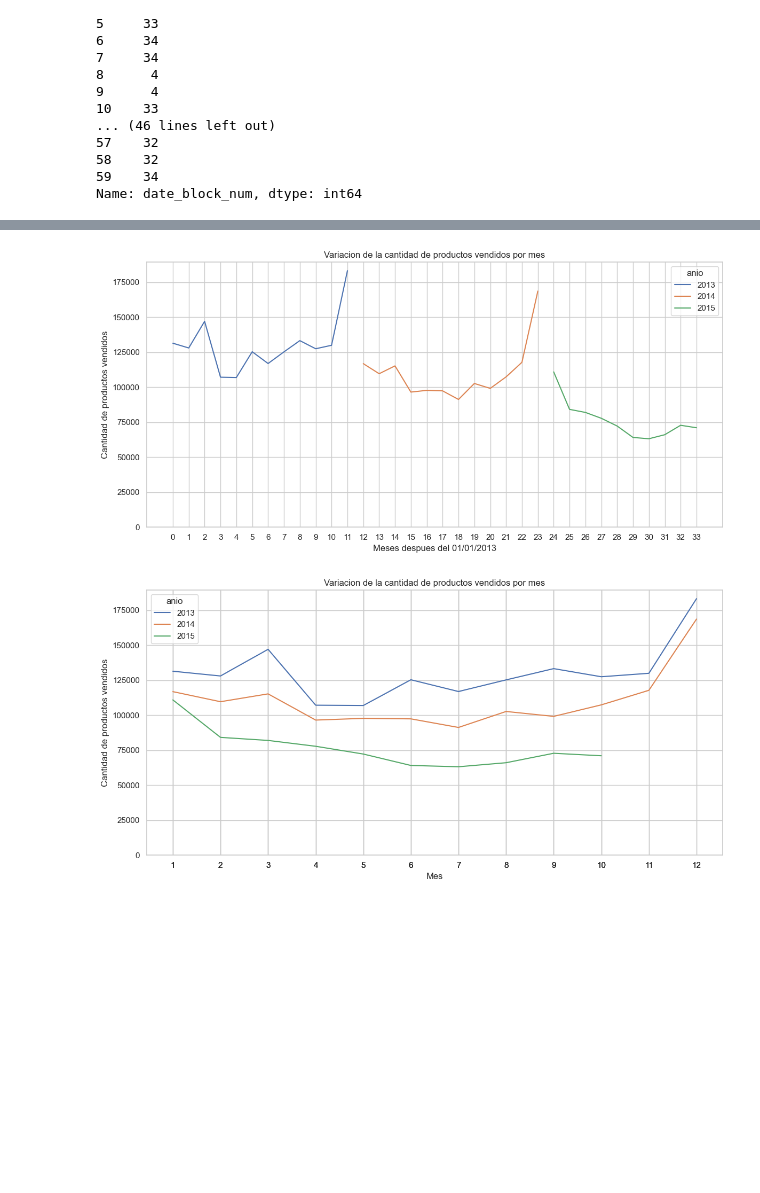
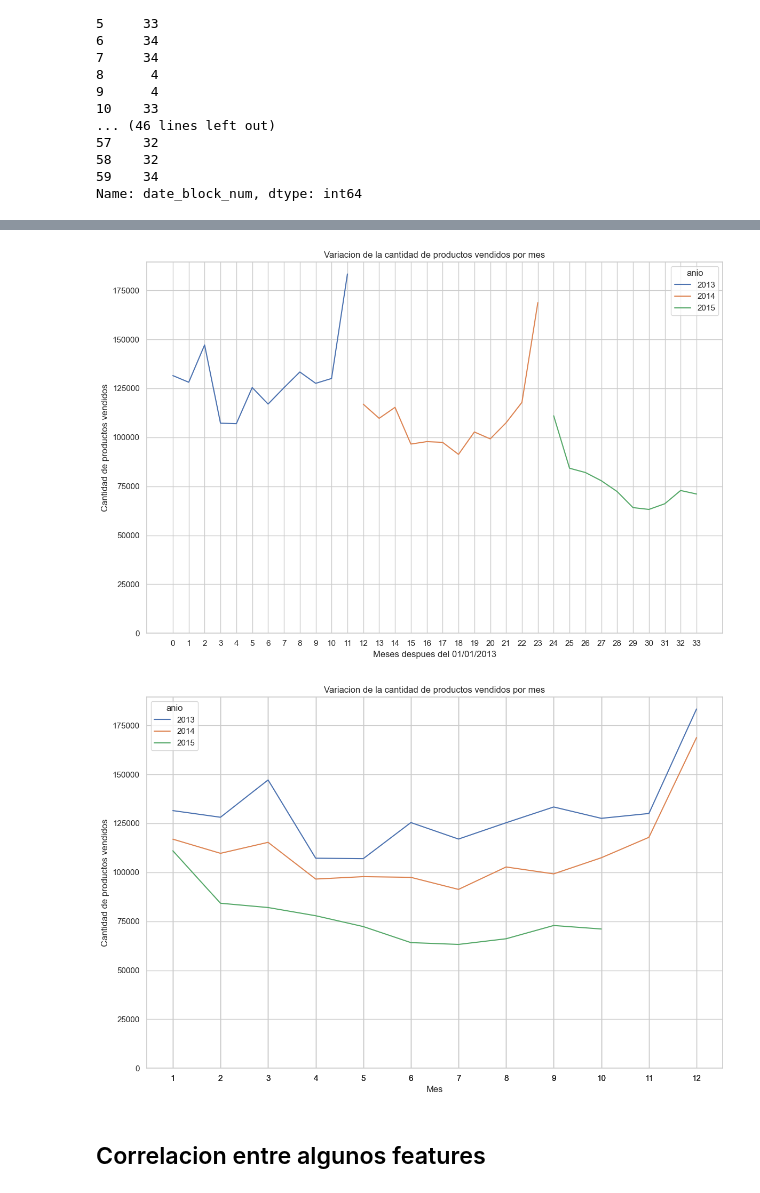
Before and after one commit to agpelliciari/TP2-Organizacion-De-Datos, a Jupyter notebook: TP2.ipynb, the cells around one changed output, grey strips where cells are left out. Cells and saved outputs as stored; diff of their text form; code cells hidden in the pictures; blank space fills up the shorter version.

```diff
--- a/TP2.ipynb
+++ b/TP2.ipynb
@@ -218,22 +218,22 @@ labels = ['2013', '2014', '2015']
 # Agrupar los datos por la columna 'purchase_lead' en los intervalos especificados
 ventas_totales_por_mes['anio'] = pd.cut(ventas_totales_por_mes['date_block_num'], bins=bins, labels=labels, right=False)
 # %%
-plt.figure(figsize=(12, 6))
+plt.figure(figsize=(12, 8))
 
 sns.lineplot(data=ventas_totales_por_mes, x="date_block_num", y="item_cnt_day", hue="anio")
 
 plt.title('Variacion de la cantidad de productos vendidos por mes')
 
 plt.xlabel('Meses despues del 01/01/2013')
 plt.xticks(ventas_totales_por_mes['date_block_num'])
 
 plt.ylabel('Cantidad de productos vendidos')
 plt.ylim(0)
 
 plt.tight_layout()
 plt.show()
 # %% [output]
-[figure, old version]
+[figure, new version]
 # %%
 def modificando(numero):
     if (numero < 12):
@@ -245,7 +245,7 @@ def modificando(numero):
 # %%
 ventas_totales_por_mes['date_block_num'] = ventas_totales_por_mes['date_block_num'].apply(modificando)
 # %%
-plt.figure(figsize=(12, 6))
+plt.figure(figsize=(12, 8))
 
 sns.lineplot(data=ventas_totales_por_mes, x="date_block_num", y="item_cnt_day", hue="anio")
 
@@ -260,4 +260,6 @@ plt.ylim(0)
 plt.tight_layout()
 plt.show()
 # %% [output]
-[figure, old version]
+[figure, new version]
+# %% [markdown]
+## Correlacion entre algunos features
```
Also changed, not shown: parts of 34 cells of this notebook, 5 other files.
